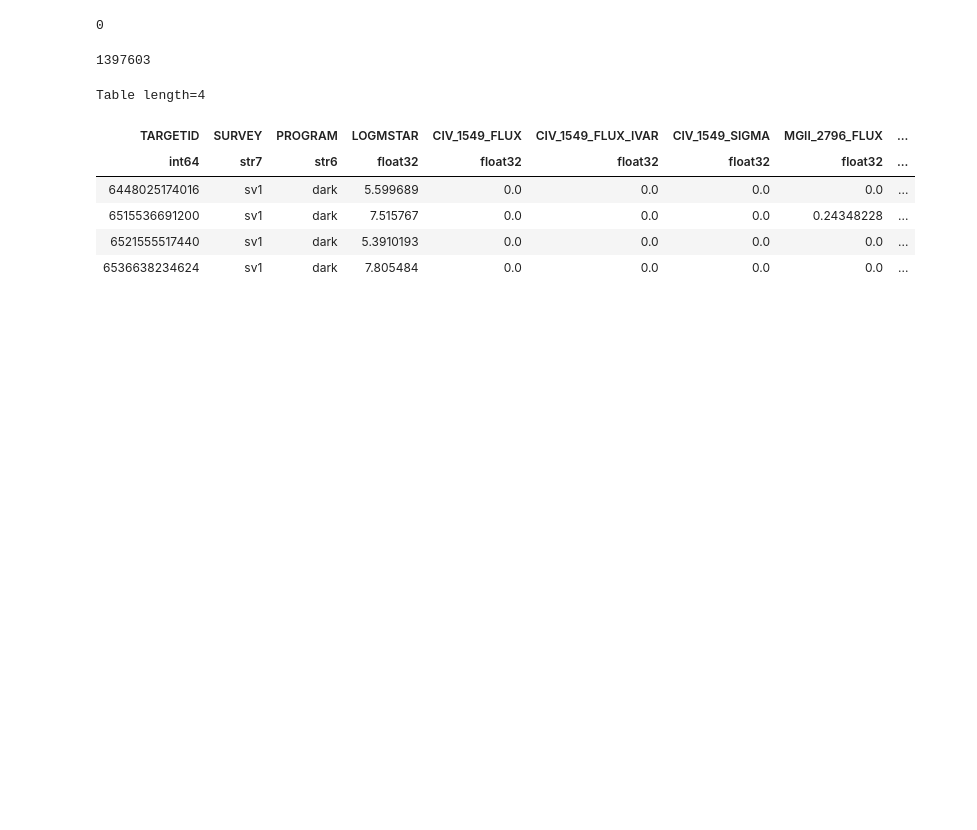
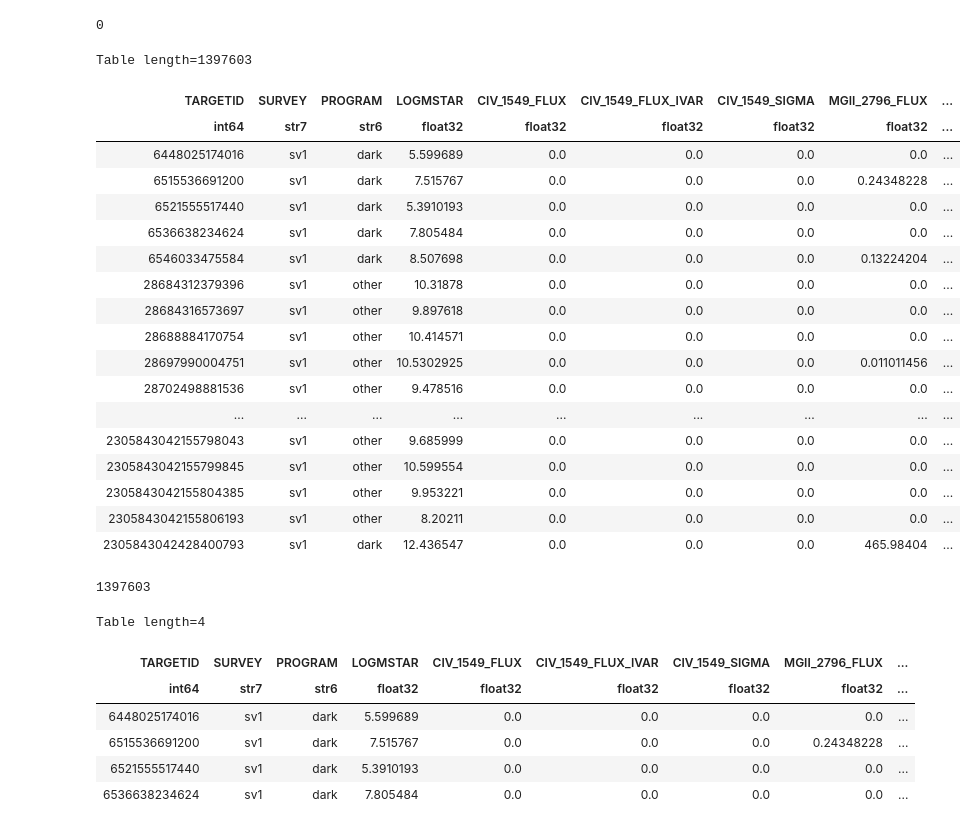
Before and after one commit to cosmodesi/desigaldev, a Jupyter notebook: AgnCats/notebooks/00_AGNQSO_summary_cat.ipynb, the cells around one changed output. Saved outputs shown, nothing was run; the diff lists cells and outputs as text; code cells hidden in the pictures; blank space fills up the shorter version.

```diff
--- a/AgnCats/notebooks/00_AGNQSO_summary_cat.ipynb
+++ b/AgnCats/notebooks/00_AGNQSO_summary_cat.ipynb
@@ -411,6 +415,28 @@ del fsf_t
 gc.collect()
 # %% [output]
 0
+# %%
+T_fsf
+# %% [output]
+Table length=1397603
+| TARGETID | SURVEY | PROGRAM | LOGMSTAR | CIV_1549_FLUX | CIV_1549_FLUX_IVAR | CIV_1549_SIGMA | MGII_2796_FLUX | ... |
+| int64 | str7 | str6 | float32 | float32 | float32 | float32 | float32 | ... |
+| 6448025174016 | sv1 | dark | 5.599689 | 0.0 | 0.0 | 0.0 | 0.0 | ... |
+| 6515536691200 | sv1 | dark | 7.515767 | 0.0 | 0.0 | 0.0 | 0.24348228 | ... |
+| 6521555517440 | sv1 | dark | 5.3910193 | 0.0 | 0.0 | 0.0 | 0.0 | ... |
+| 6536638234624 | sv1 | dark | 7.805484 | 0.0 | 0.0 | 0.0 | 0.0 | ... |
+| 6546033475584 | sv1 | dark | 8.507698 | 0.0 | 0.0 | 0.0 | 0.13224204 | ... |
+| 28684312379396 | sv1 | other | 10.31878 | 0.0 | 0.0 | 0.0 | 0.0 | ... |
+| 28684316573697 | sv1 | other | 9.897618 | 0.0 | 0.0 | 0.0 | 0.0 | ... |
+| 28688884170754 | sv1 | other | 10.414571 | 0.0 | 0.0 | 0.0 | 0.0 | ... |
+| 28697990004751 | sv1 | other | 10.5302925 | 0.0 | 0.0 | 0.0 | 0.011011456 | ... |
+| 28702498881536 | sv1 | other | 9.478516 | 0.0 | 0.0 | 0.0 | 0.0 | ... |
+| ... | ... | ... | ... | ... | ... | ... | ... | ... |
+| 2305843042155798043 | sv1 | other | 9.685999 | 0.0 | 0.0 | 0.0 | 0.0 | ... |
+| 2305843042155799845 | sv1 | other | 10.599554 | 0.0 | 0.0 | 0.0 | 0.0 | ... |
+| 2305843042155804385 | sv1 | other | 9.953221 | 0.0 | 0.0 | 0.0 | 0.0 | ... |
+| 2305843042155806193 | sv1 | other | 8.20211 | 0.0 | 0.0 | 0.0 | 0.0 | ... |
+| 2305843042428400793 | sv1 | dark | 12.436547 | 0.0 | 0.0 | 0.0 | 465.98404 | ... |
 # %%
 # for DR1, fsf has N=17,995,820
 # for EDR, fsf has N=1,397,603
```
Also changed, not shown: parts of 59 cells of this notebook, 1 other file.
